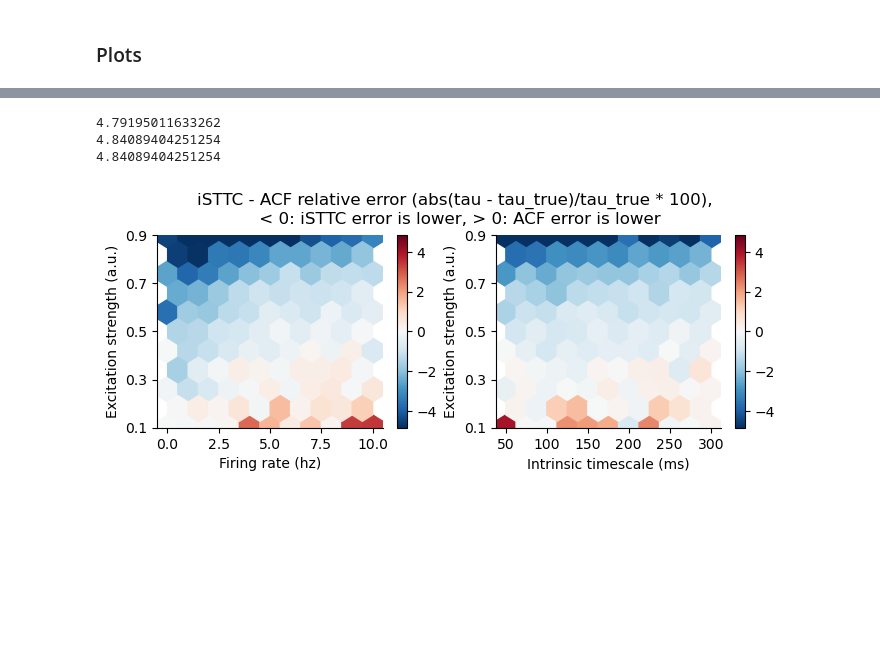
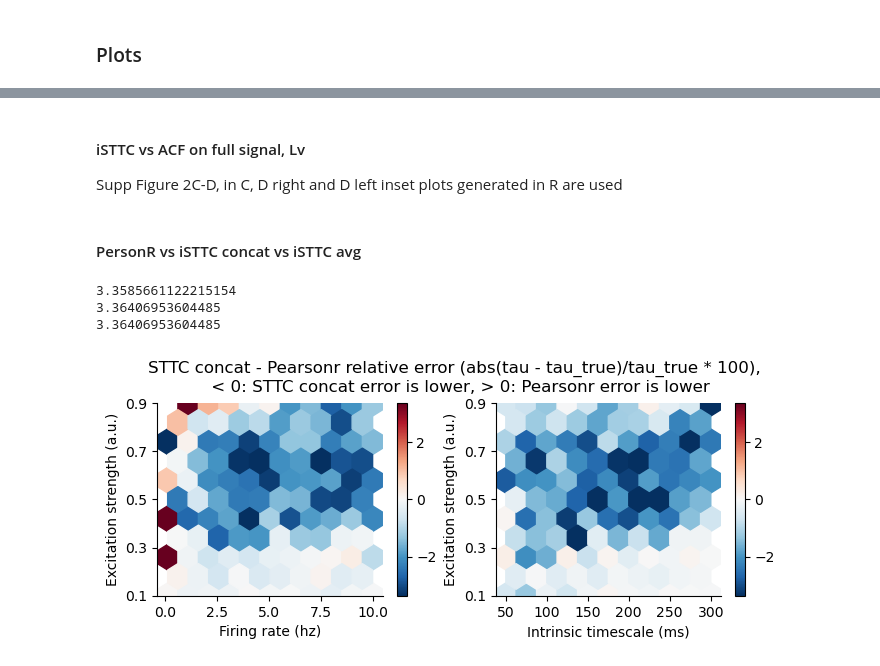
Before and after one commit to iinnpp/isttc, a Jupyter notebook: notebooks/synthetic/plot_taus_parametric_dataset.ipynb, the cells around one changed output, grey strips where cells are left out. Drawn from its saved outputs; the diff is of its cells as text; code cells hidden in the pictures; blank space fills up the shorter version.

```diff
--- a/notebooks/synthetic/plot_taus_parametric_dataset.ipynb
+++ b/notebooks/synthetic/plot_taus_parametric_dataset.ipynb
@@ -24,4 +21,4 @@ fig_folder = project_folder_path + 'results\\synthetic\\fig_drafts_paper\\'
 # %%
-save_fig = True
+save_fig = False
 # %% [markdown]
 ### Load data
@@ -213,0 +46,27 @@ tau_plot_long_df.query('tau_diff_rel == 0')
+# %%
+# trials
+tau_trials_long_df = pd.read_pickle(results_folder + 'tau_trials_long_df.pkl')
+print(f'len tau_trials_long_df {len(tau_trials_long_df)}')
+
+# PersonR vs iSTTC concat
+pearsonr_trials_df = tau_trials_long_df.query('method == "pearsonr_trial_avg"')[['unit_id','fr', 'alpha', 'lv',
+                                                                                      'tau_ms_true', 'tau_diff_rel']].copy()
+isttc_con_trials_df = tau_trials_long_df.query('method == "sttc_trial_concat"')[['unit_id','fr', 'alpha', 'lv',
+                                                                                         'tau_ms_true', 'tau_diff_rel']].copy()
+
+tau_trials_pearsonr_con_wide_df = pearsonr_trials_df.merge(isttc_con_trials_df, suffixes=('_pearsonr', '_sttc_concat'),
+                                          on=['unit_id','fr', 'lv', 'alpha', 'tau_ms_true'],
+                                          how='left')
+tau_trials_pearsonr_con_wide_df.reset_index(inplace=True, drop=True)
+print(f'len tau_trials_pearsonr_con_wide_df {len(tau_trials_pearsonr_con_wide_df)}')
+print(tau_trials_pearsonr_con_wide_df.columns)
+
+# PearsonR vs iSTTC avg (not included in the paper)
+isttc_avg_trials_df = tau_trials_long_df.query('method == "sttc_trial_avg"')[['unit_id','fr', 'alpha', 'lv', 'tau_ms_true', 'tau_diff_rel']].copy()
+
+tau_trials_pearsonr_avg_wide_df = pearsonr_trials_df.merge(isttc_avg_trials_df, suffixes=('_pearsonr', '_sttc_avg'),
+                                          on=['unit_id','fr', 'lv', 'alpha', 'tau_ms_true'],
+                                          how='left')
+tau_trials_pearsonr_avg_wide_df.reset_index(inplace=True, drop=True)
+print(f'len tau_trials_pearsonr_avg_wide_df {len(tau_trials_pearsonr_avg_wide_df)}')
+print(tau_trials_pearsonr_avg_wide_df.columns)
@@ -294,0 +188,4 @@ if save_fig:
+# %% [markdown]
+#### iSTTC vs ACF on full signal, Lv
+
+Supp Figure 2C-D, in C, D right and D left inset plots generated in R are used
@@ -295,13 +329,13 @@ if save_fig:
+# %% [markdown]
+#### PersonR vs iSTTC concat vs iSTTC avg
 # %%
-p90 = np.percentile(np.abs(tau_plot_wide_df['tau_diff_rel_isttc'] - tau_plot_wide_df['tau_diff_rel_acf']), 90)
-
 fig, axes = plt.subplots(1,2, figsize=(8,2.5))
 
 norm = TwoSlopeNorm(vcenter=0)
 
 hb0 = axes[0].hexbin(
-    x=tau_plot_wide_df['fr'], y=tau_plot_wide_df['alpha'],
-    C=tau_plot_wide_df['tau_diff_rel_isttc'] - tau_plot_wide_df['tau_diff_rel_acf'],
+    x=tau_trials_pearsonr_con_wide_df['fr'], y=tau_trials_pearsonr_con_wide_df['alpha'],
+    C=tau_trials_pearsonr_con_wide_df['tau_diff_rel_sttc_concat'] - tau_trials_pearsonr_con_wide_df['tau_diff_rel_pearsonr'],
     reduce_C_function=np.median,
     gridsize=10,
     cmap='RdBu_r',
@@ -313,44 +347,44 @@ p95_hb0 = np.percentile(np.abs(hb0.get_array()), 95)
 print(p95_hb0)
 
 hb1 = axes[1].hexbin(
-    x=tau_plot_wide_df['tau_ms_true'], y=tau_plot_wide_df['alpha'],
-    C=tau_plot_wide_df['tau_diff_rel_isttc'] - tau_plot_wide_df['tau_diff_rel_acf'],
+    x=tau_trials_pearsonr_con_wide_df['tau_ms_true'], y=tau_trials_pearsonr_con_wide_df['alpha'],
+    C=tau_trials_pearsonr_con_wide_df['tau_diff_rel_sttc_concat'] - tau_trials_pearsonr_con_wide_df['tau_diff_rel_pearsonr'],
     reduce_C_function=np.median,
     gridsize=10,
     cmap='RdBu_r',
     norm = norm,
     mincnt=1
 )
 
 p95_hb1 = np.percentile(np.abs(hb1.get_array()), 95)
 print(p95_hb1)
 
 bar_lim = np.max([p95_hb0, p95_hb1])
 
 hb0.set_clim(-bar_lim, bar_lim)
 hb1.set_clim(-bar_lim, bar_lim)
 print(bar_lim)
 
 fig.colorbar(hb0, ax=axes[0], shrink=1)
 fig.colorbar(hb1, ax=axes[1], shrink=1)
 
 axes[0].set_xlabel('Firing rate (hz)')
 axes[1].set_xlabel('Intrinsic timescale (ms)')
 axes[1].set_xticks(np.linspace(50, 300, 6))
 
-fig.suptitle('iSTTC - ACF relative error (abs(tau - tau_true)/tau_true * 100), \n < 0: iSTTC error is lower, > 0: ACF error is lower', y=1.05)
+fig.suptitle('STTC concat - Pearsonr relative error (abs(tau - tau_true)/tau_true * 100), \n < 0: STTC concat error is lower, > 0: Pearsonr error is lower', y=1.05)
 
 for ax in axes.flat:
     sns.despine(ax=ax)
     ax.set_ylabel('Excitation strength (a.u.)')
     ax.set_ylim([0.1, 0.9])
     ax.set_yticks(np.linspace(0.1, 0.9, 5))
 
 if save_fig:
-    plt.savefig(fig_folder + 'taus_dataset_3_var_rel_diff_colors2.png' , bbox_inches='tight', dpi=300)
-    plt.savefig(fig_folder + 'taus_dataset_3_var_rel_diff_colors2.svg' , bbox_inches='tight')
+    plt.savefig(fig_folder + 'taus_dataset_3_var_rel_diff_trials_perasonr_concat.png' , bbox_inches='tight', dpi=300)
+    plt.savefig(fig_folder + 'taus_dataset_3_var_rel_diff_trials_perasonr_concat.svg' , bbox_inches='tight')
 # %% [output]
-4.79195011633262
-4.84089404251254
-4.84089404251254
+3.3585661122215154
+3.36406953604485
+3.36406953604485
-[figure, old version]
+[figure, new version]
```
Also changed, not shown: parts of 37 cells of this notebook, 8 other files.
